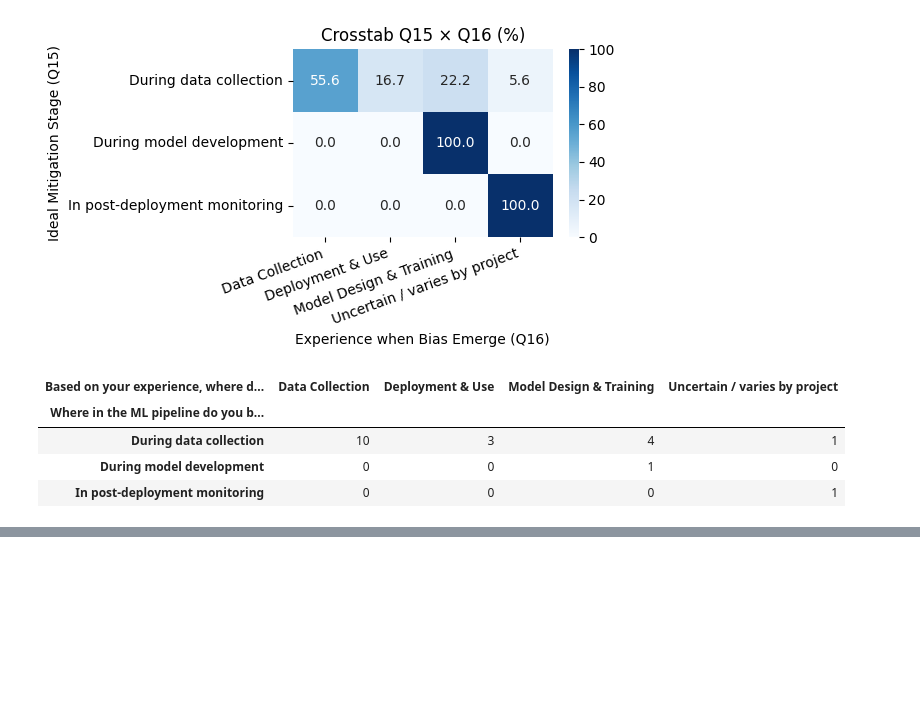
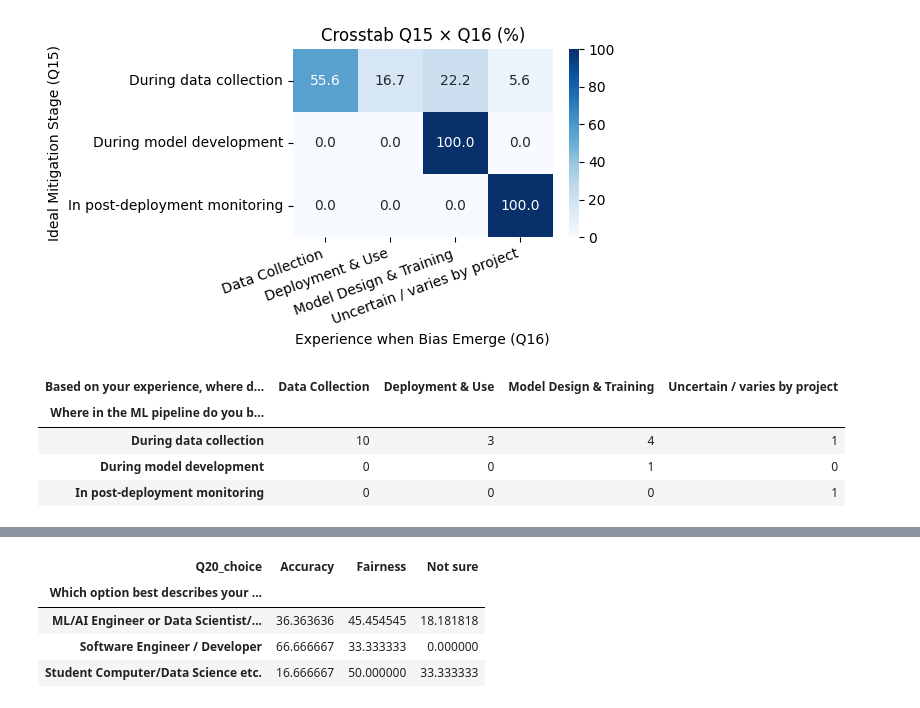
Before and after one commit to jeaend/bias-mitigation-aif360, a Jupyter notebook: notebooks/questionnaire_analysis.ipynb, the cells around one changed output, grey strips where cells are left out. Drawn from its saved outputs; the diff is of its cells as text; code cells hidden in the pictures; blank space fills up the shorter version.

```diff
--- a/notebooks/questionnaire_analysis.ipynb
+++ b/notebooks/questionnaire_analysis.ipynb
@@ -611,0 +742,28 @@ ct
+# %%
+role_col = next(c for c in df.columns if c.startswith("Which option best describes your current role"))
+q20_col  = next(c for c in df.columns if c.startswith("When fairness interventions reduce predictive accuracy"))
+
+df["Q20_choice"] = (
+    df[q20_col].astype(str).str.strip().replace({
+        "Maximizing fairness, even at some cost to accuracy": "Fairness",
+        "Maximizing accuracy, even if fairness is reduced": "Accuracy"
+    }).fillna("Not sure")
+)
+
+ct_raw = pd.crosstab(df[role_col], df["Q20_choice"])
+ct_pct = ct_raw.div(ct_raw.sum(axis=1), axis=0) * 100
+
+# Reindex to enforce consistent category order
+for col in ["Accuracy", "Fairness", "Not sure"]:
+    if col not in ct_pct.columns:
+        ct_pct[col] = 0.0
+ct_pct = ct_pct[["Accuracy", "Fairness", "Not sure"]]
+
+new_order = [
+    "ML/AI Engineer or Data Scientist/Analyst",
+    "Software Engineer / Developer",
+    "Student Computer/Data Science etc."
+]
+ct_pct = ct_pct.reindex(new_order)
+labels = new_order
+y_pos = np.arange(len(labels))
@@ -611,0 +806,8 @@ ct
+# %%
+ct_pct
+# %% [output]
+| Q20_choice | Accuracy | Fairness | Not sure |
+| Which option best describes your ... |  |  |  |
+| ML/AI Engineer or Data Scientist/... | 36.363636 | 45.454545 | 18.181818 |
+| Software Engineer / Developer | 66.666667 | 33.333333 | 0.000000 |
+| Student Computer/Data Science etc. | 16.666667 | 50.000000 | 33.333333 |
```
Also changed, not shown: parts of 8 cells of this notebook, 1 other file.
